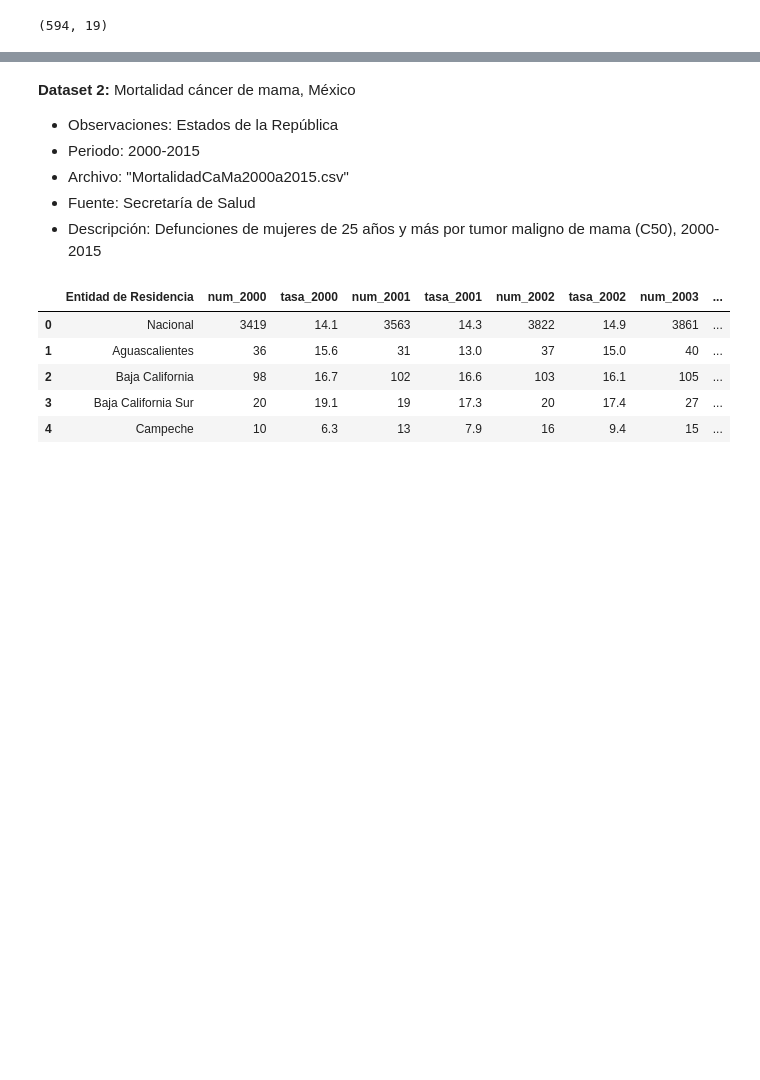
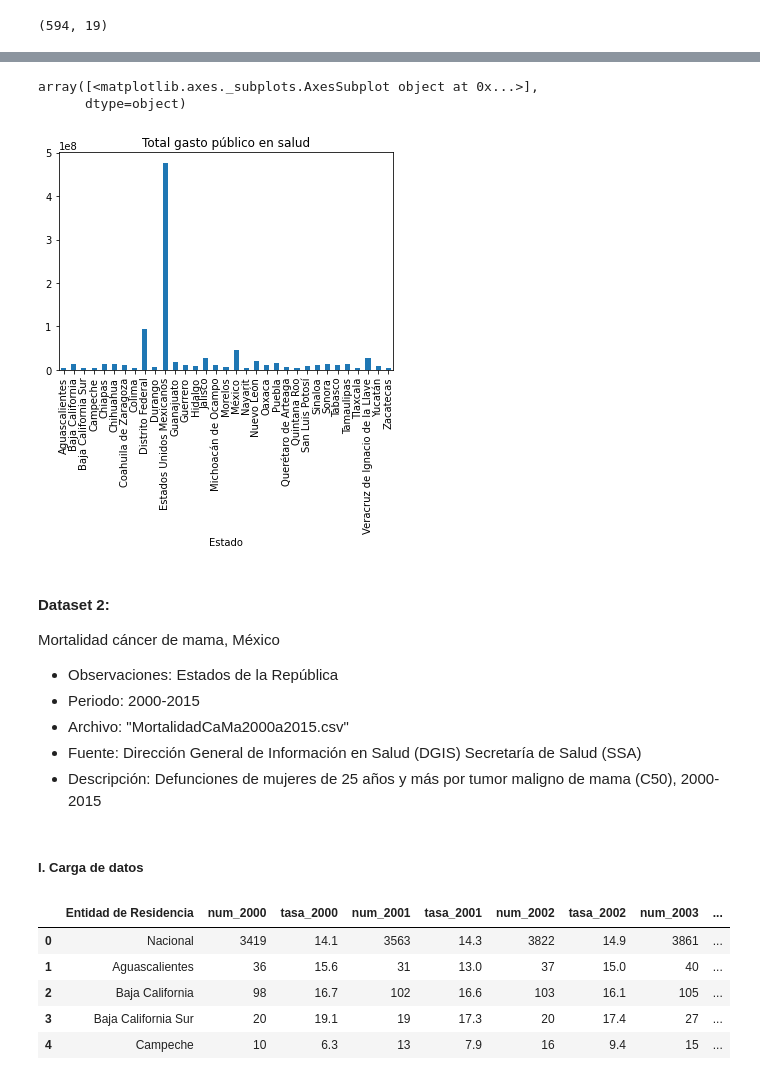
Before and after one commit to zoegarm/Cancer-de-mama-en-Mexico-limpieza-de-datos, a Jupyter notebook: Equipo2_Proyecto2.ipynb, the cells around one changed output, grey strips where cells are left out. Drawn from its saved outputs; the diff is of its cells as text; code cells hidden in the pictures; blank space fills up the shorter version.

```diff
--- a/Equipo2_Proyecto2.ipynb
+++ b/Equipo2_Proyecto2.ipynb
@@ -612,0 +679,3 @@ gasto_salud_drop.describe().loc[["mean", "std"]].T
+# %%
+gasto_salud_por_estado = gasto_salud_rename.groupby('Estado')['Total gasto público en salud'].agg(pd.Series.mean)
+gasto_salud_por_estado.head()
@@ -613,9 +690,18 @@ gasto_salud_drop.describe().loc[["mean", "std"]].T
+# %%
+#Visualización
+gasto_salud_por_estado.plot(kind='bar', subplots=True)
+# %% [output]
+array([<matplotlib.axes._subplots.AxesSubplot object at 0x...>],
+      dtype=object)
+[figure, added]
 # %% [markdown]
-**Dataset 2:**
+#### **Dataset 2:**
 Mortalidad cáncer de mama, México
 - Observaciones: Estados de la República
 - Periodo: 2000-2015
 - Archivo: "MortalidadCaMa2000a2015.csv"
-- Fuente: Secretaría de Salud
+- Fuente: Dirección General de Información en Salud (DGIS) Secretaría de Salud (SSA)
 - Descripción: Defunciones de mujeres de 25 años y más por tumor maligno de mama (C50), 2000-2015
+# %% [markdown]
+##### **I. Carga de datos**
 # %%
```
Also changed, not shown: parts of 55 cells of this notebook.
